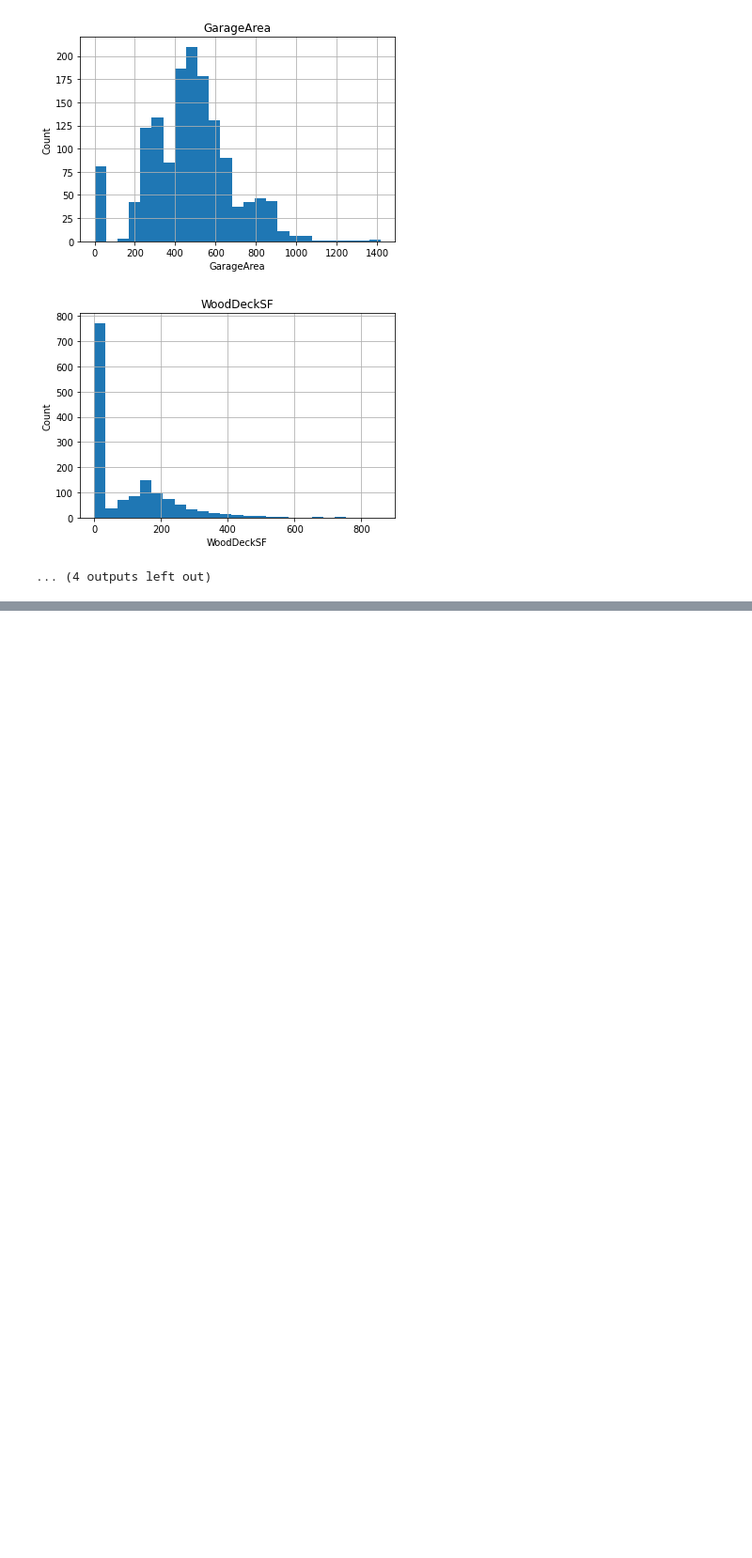
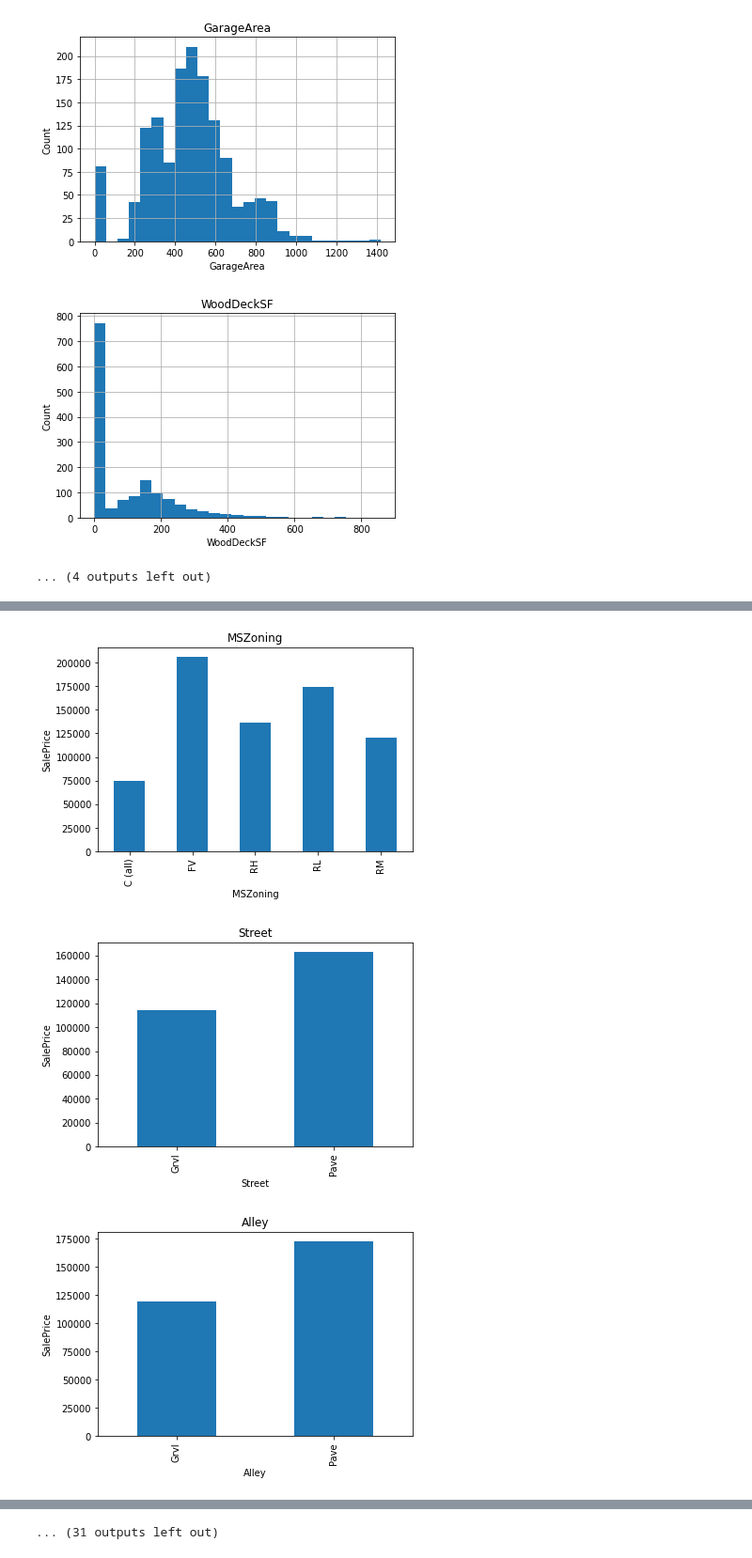
Before and after one commit to shreya-25/House-Price-Prediction, a Jupyter notebook: Data_Analysis.ipynb, the cells around one changed output, grey strips where cells are left out. Shown at 94% size. Saved outputs shown, nothing was run; the diff lists cells and outputs as text; code cells hidden in the pictures; blank space fills up the shorter version.

```diff
--- a/Data_Analysis.ipynb
+++ b/Data_Analysis.ipynb
@@ -206,0 +267,2 @@ for feature in continuous_feature:
+# %%
+categorical_features= [feature for feature in train.columns if data[feature].dtypes=='O']
@@ -206,0 +298,3 @@ for feature in continuous_feature:
+# %%
+for feature in categorical_features:
+  print('{} : {}'.format(feature,train[feature].unique()))
@@ -206,0 +319,13 @@ for feature in continuous_feature:
+# %%
+# relationship between categorical features and dependent variable
+for feature in categorical_features:
+  data=train.copy()
+  data.groupby(feature)['SalePrice'].median().plot.bar()
+  plt.xlabel(feature)
+  plt.ylabel('SalePrice')
+  plt.title(feature)
+  plt.show()
+# %% [output]
+[figure, added]
+[figure, added]
+[figure, added]
@@ -206,0 +341 @@ for feature in continuous_feature:
+... (31 outputs left out)
```
Also changed, not shown: parts of 10 cells of this notebook.
